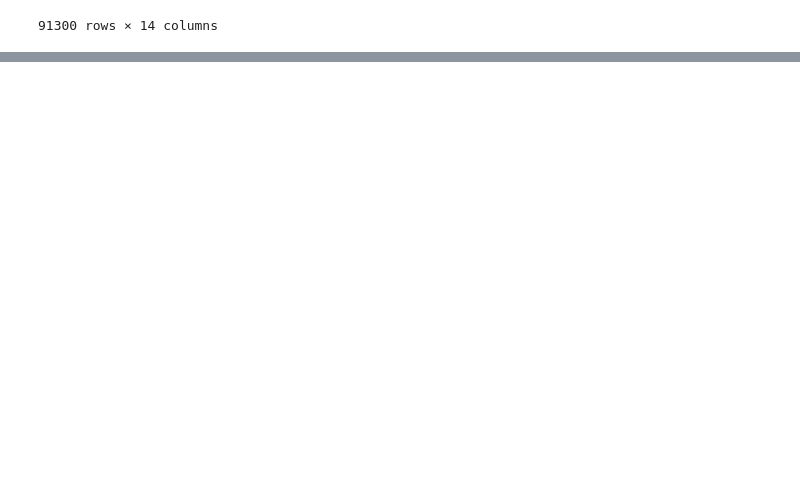
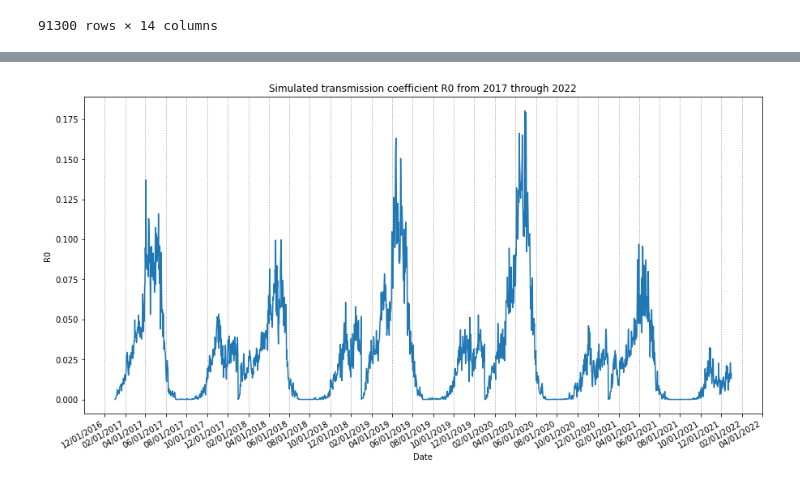
Before and after one commit to IBM/UQ-climate-impact-benchmarking, a Jupyter notebook: Malaria_modeling.ipynb, the cells around one changed output, grey strips where cells are left out. Saved outputs shown, nothing was run; the diff lists cells and outputs as text; code cells hidden in the pictures; blank space fills up the shorter version.

```diff
--- a/Malaria_modeling.ipynb
+++ b/Malaria_modeling.ipynb
@@ -137,0 +184,4 @@ df
+# %%
+df_assembled = df[['datetime', 'year', 'temp', 'precip', 'R0']].copy()
+df_assembled = df_assembled.groupby('datetime').agg({'year':'mean', 'temp':'mean', 'precip':'mean', 'R0':'mean'})
+df_assembled
@@ -137,0 +203,16 @@ df
+# %%
+fig, ax = plt.subplots(figsize=(15,8))
+ax.xaxis.set_major_formatter(mdates.DateFormatter('%m/%d/%Y'))
+ax.xaxis.set_major_locator(mdates.MonthLocator(interval=2))
+
+ax.plot(df_assembled.index, df_assembled['R0'], linestyle=None, marker='None', ms=8, mew=2, alpha = 1, c='C0')
+#ax.plot(df2_assembled.index.values, df2_assembled['R0'].values, linestyle=None, marker='None', ms=8, mew=2, alpha = 1, c='C1')
+
+#ax.set_xlim(df_assembled.index[0], df_assembled.index[-1])
+fig.autofmt_xdate()
+ax.grid(axis='x', ls=":", color='0.5')
+ax.set_ylabel("R0")
+ax.set_xlabel("Date")
+ax.set_title("Simulated transmission coefficient R0 from 2017 through 2022");
+# %% [output]
+[figure, added]
```
Also changed, not shown: parts of 13 cells of this notebook, 1 other file.
